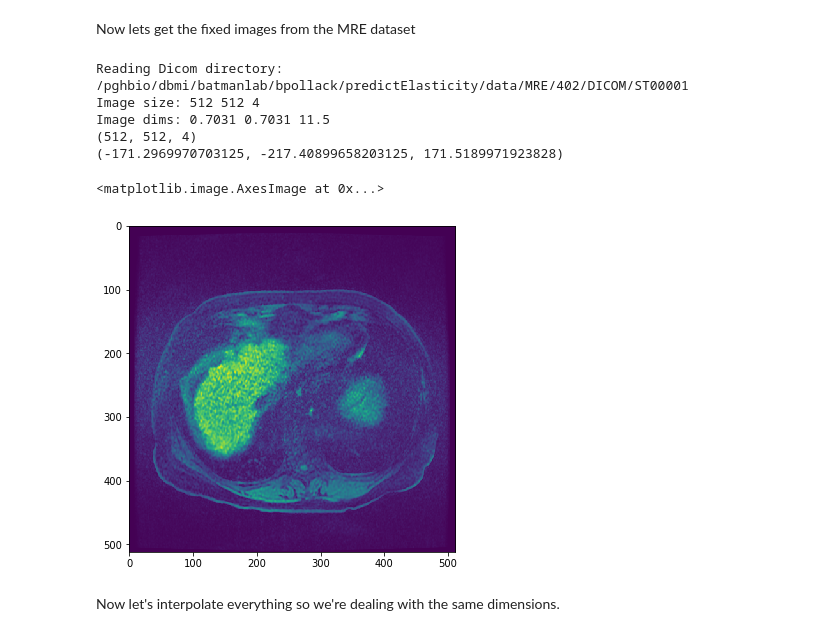
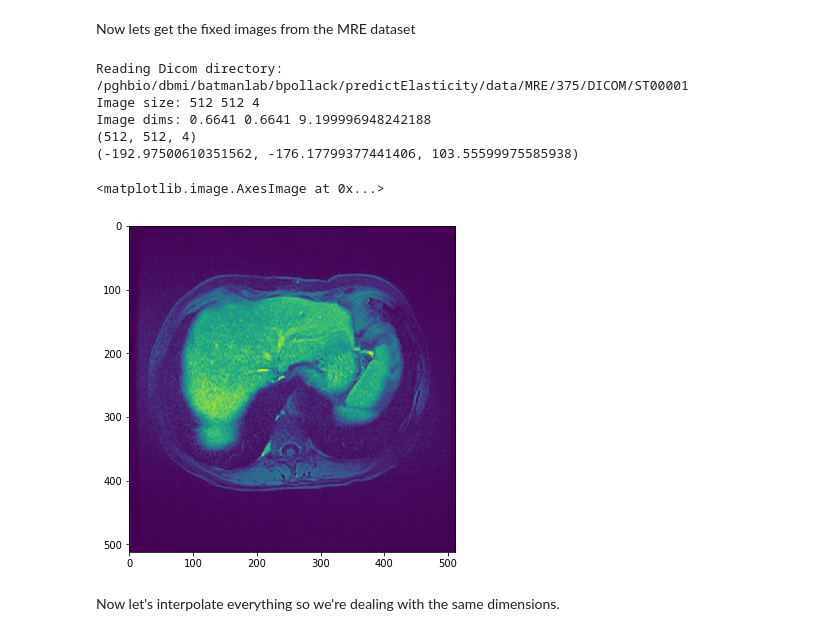
Before and after one commit to batmanlab/predictElasticity, a Jupyter notebook: notebooks/data_registration_testbed.ipynb, the cells around one changed output. Drawn from its saved outputs; the diff is of its cells as text; code cells hidden in the pictures.

```diff
--- a/notebooks/data_registration_testbed.ipynb
+++ b/notebooks/data_registration_testbed.ipynb
@@ -77,38 +77,38 @@ seg_image.SetSpacing(tmp_moving_image.GetSpacing())
 # %% [markdown]
 Now lets get the fixed images from the MRE dataset
 # %%
-temp_data_dir = '/pghbio/dbmi/batmanlab/bpollack/predictElasticity/data/MRE/402/DICOM/ST00001'
+temp_data_dir = '/pghbio/dbmi/batmanlab/bpollack/predictElasticity/data/MRE/375/DICOM/ST00001'
 full_data_dir = '/pghbio/dbmi/batmanlab/bpollack/predictElasticity/data/MRE/'
 subdir_names = ['SE00001','SE00002','SE00003','SE00004','SE00005','SE00006']
-for fn in ['SE00002']:
+for fn in ['SE00003']:
     print( "Reading Dicom directory:", temp_data_dir )
 
     reader = sitk.ImageSeriesReader()
     dicom_names = reader.GetGDCMSeriesFileNames( temp_data_dir + '/' + fn )
     reader.SetFileNames(dicom_names)
     reader.MetaDataDictionaryArrayUpdateOn()
     reader.LoadPrivateTagsOn()
     image = reader.Execute()
     size = image.GetSize()
     dims = image.GetSpacing()
     print( "Image size:", size[0], size[1], size[2] )
     print( "Image dims:", dims[0], dims[1], dims[2] )
 fixed_image = image
 fixed_image.GetPixelIDTypeAsString()
 caster = sitk.CastImageFilter()
 caster.SetOutputPixelType( sitk.sitkFloat32)
 fixed_image = caster.Execute( fixed_image )
 print(fixed_image.GetSize())
 print(fixed_image.GetOrigin())
 plt.imshow(sitk.GetArrayFromImage(fixed_image)[3])
 # %% [output]
-Reading Dicom directory: /pghbio/dbmi/batmanlab/bpollack/predictElasticity/data/MRE/402/DICOM/ST00001
+Reading Dicom directory: /pghbio/dbmi/batmanlab/bpollack/predictElasticity/data/MRE/375/DICOM/ST00001
 Image size: 512 512 4
-Image dims: 0.7031 0.7031 11.5
+Image dims: 0.6641 0.6641 9.199996948242188
 (512, 512, 4)
-(-171.2969970703125, -217.40899658203125, 171.5189971923828)
+(-192.97500610351562, -176.17799377441406, 103.55599975585938)
 <matplotlib.image.AxesImage at 0x...>
-[figure, old version]
+[figure, new version]
 # %% [markdown]
 Now let's interpolate everything so we're dealing with the same dimensions.
 # %%
```
Also changed, not shown: parts of 6 cells of this notebook, 1 other file.
